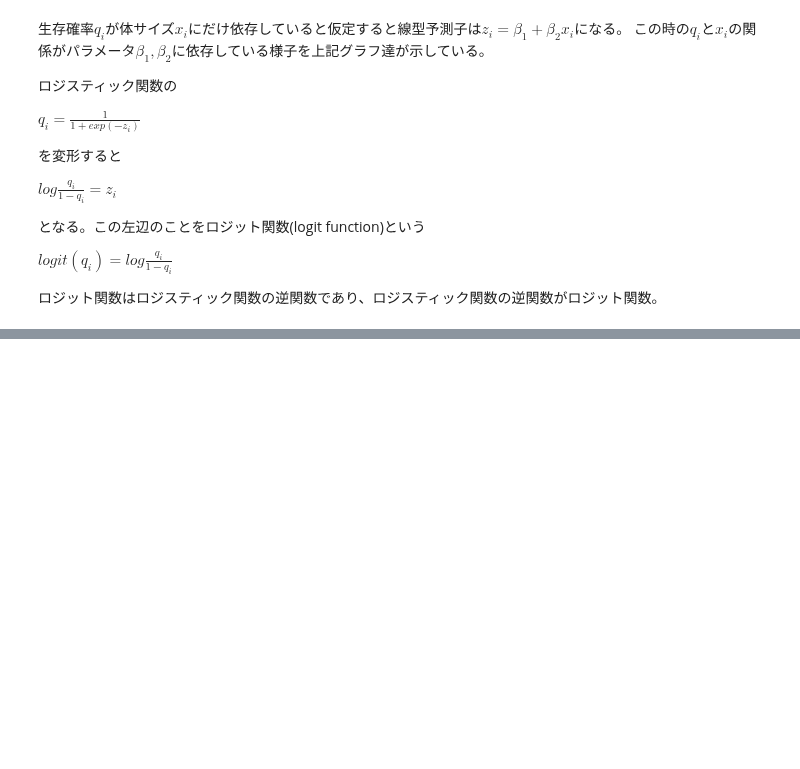
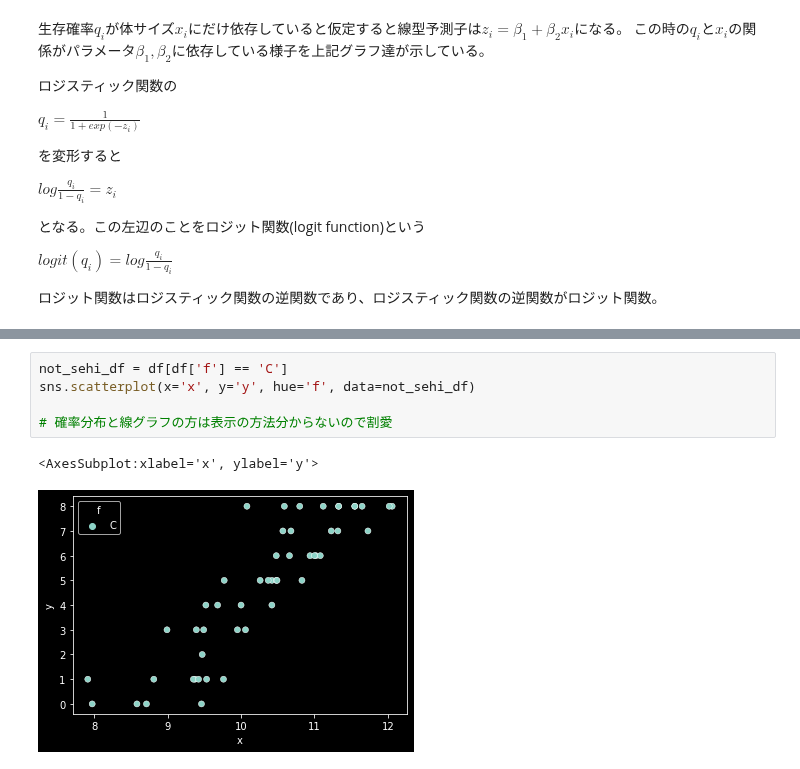
Before and after one commit to kazuogawa/green-book, a Jupyter notebook: chapter6/data6a_describe.ipynb, the cells around one changed output, grey strips where cells are left out. Saved outputs shown, nothing was run; the diff lists cells and outputs as text; blank space fills up the shorter version.

```diff
--- a/chapter6/data6a_describe.ipynb
+++ b/chapter6/data6a_describe.ipynb
@@ -141,0 +162,8 @@ $logit(q_i) = log \frac{q_i}{1-q_i}$
+# %%
+not_sehi_df = df[df['f'] == 'C']
+sns.scatterplot(x='x', y='y', hue='f', data=not_sehi_df)
+
+# 確率分布と線グラフの方は表示の方法分からないので割愛
+# %% [output]
+<AxesSubplot:xlabel='x', ylabel='y'>
+[figure, added]
```
Also changed, not shown: parts of 7 cells of this notebook.
